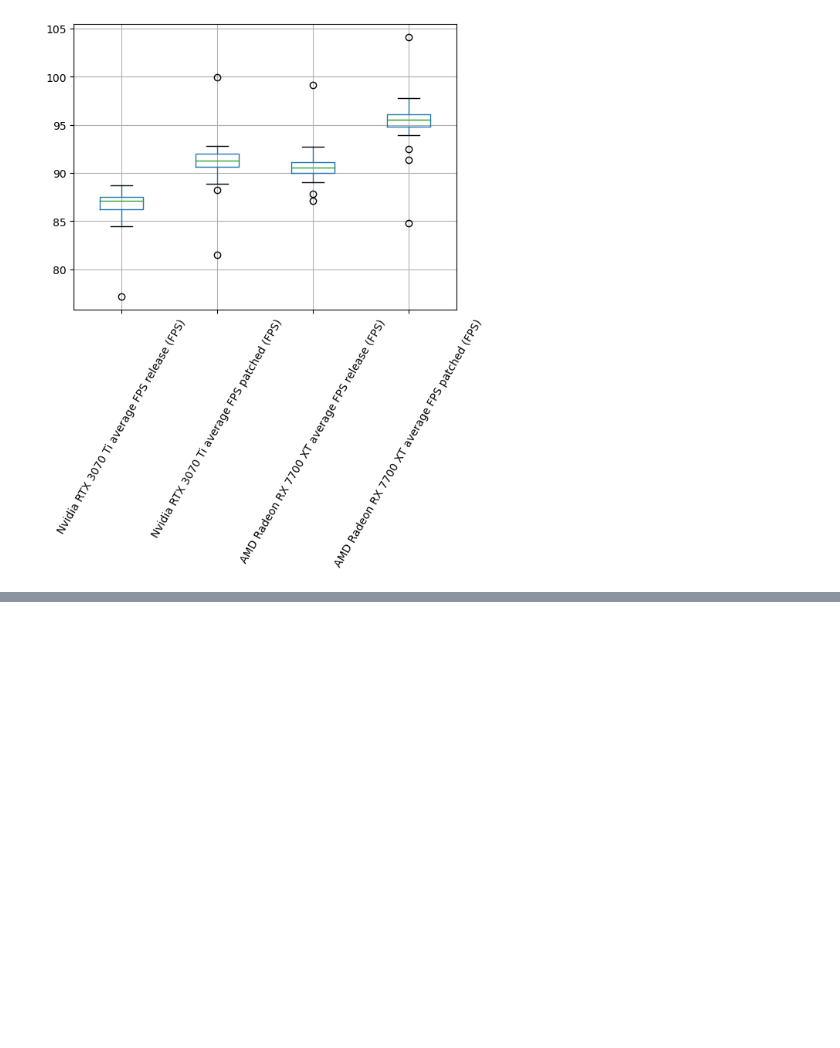
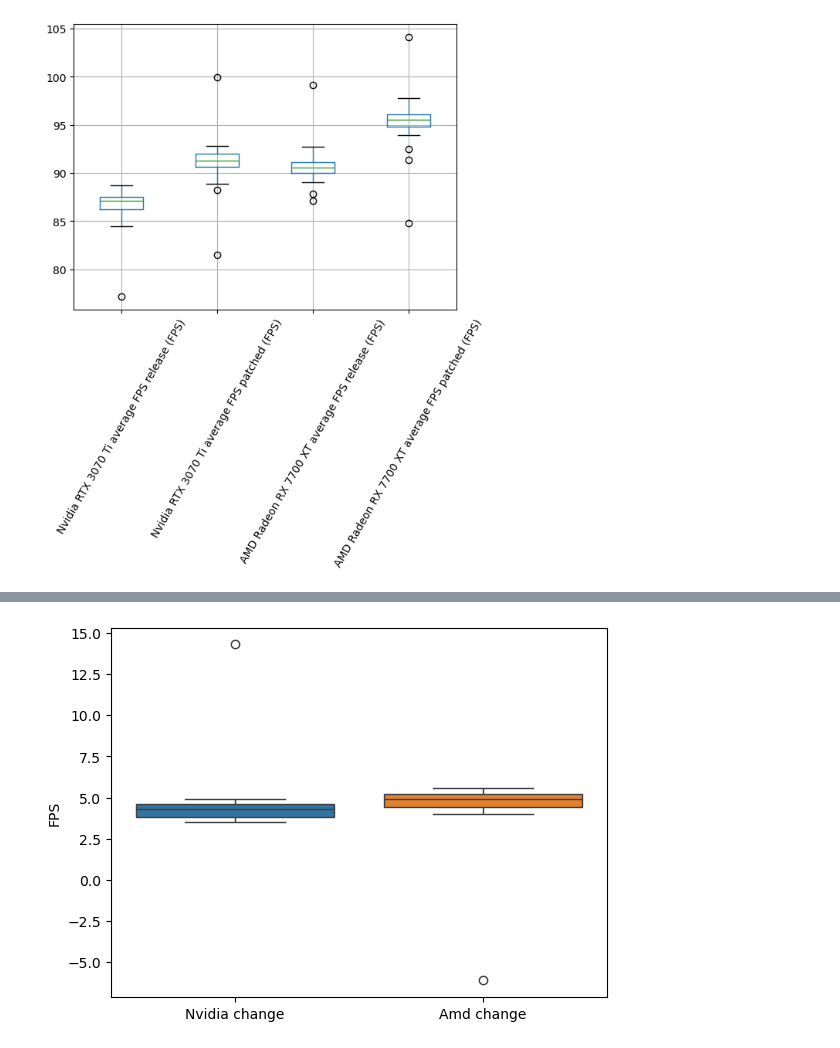
Before and after one commit to BoushiSeikatsu/PS, a Jupyter notebook: first_homework.ipynb, the cells around one changed output, grey strips where cells are left out. Saved outputs shown, nothing was run; the diff lists cells and outputs as text; code cells hidden in the pictures; blank space fills up the shorter version.

```diff
--- a/first_homework.ipynb
+++ b/first_homework.ipynb
@@ -171,0 +203,17 @@ plt.savefig("boxplot.png", bbox_inches="tight")
+# %%
+def convertToChange(df : pd.DataFrame):
+    nvidiaChange = []
+    amdChange = []
+    columnsOld = ["Nvidia RTX 3070 Ti average FPS release (FPS)", "Nvidia RTX 3070 Ti average FPS patched (FPS)", "AMD Radeon RX 7700 XT average FPS release (FPS)", "AMD Radeon RX 7700 XT average FPS patched (FPS)"]
+    columnsNew = ["Nvidia RTX 3070 Ti FPS Change", "AMD Radeon RX 7700 XT FPS Change"]
+    for row in df.iterrows():
+        if row[1]["Nvidia RTX 3070 Ti average FPS release (FPS)"] is not None: # Value isnt NaN
+            nvidiaChange.append(row[1]["Nvidia RTX 3070 Ti average FPS patched (FPS)"] - row[1]["Nvidia RTX 3070 Ti average FPS release (FPS)"])
+        amdChange.append(row[1]["AMD Radeon RX 7700 XT average FPS patched (FPS)"] - row[1]["AMD Radeon RX 7700 XT average FPS release (FPS)"])
+    tmp = {
+        "Nvidia change": nvidiaChange,
+        "Amd change": amdChange
+    }
+    return tmp
+# %%
+dfChange = pd.DataFrame(convertToChange(df))
@@ -171,0 +270,7 @@ plt.savefig("boxplot.png", bbox_inches="tight")
+# %%
+sns.boxplot(dfChange)
+plt.ylabel("FPS")
+plt.savefig("change.png", bbox_inches="tight")
+plt.show()
+# %% [output]
+[figure, added]
```
Also changed, not shown: parts of 24 cells of this notebook, 6 other files.
